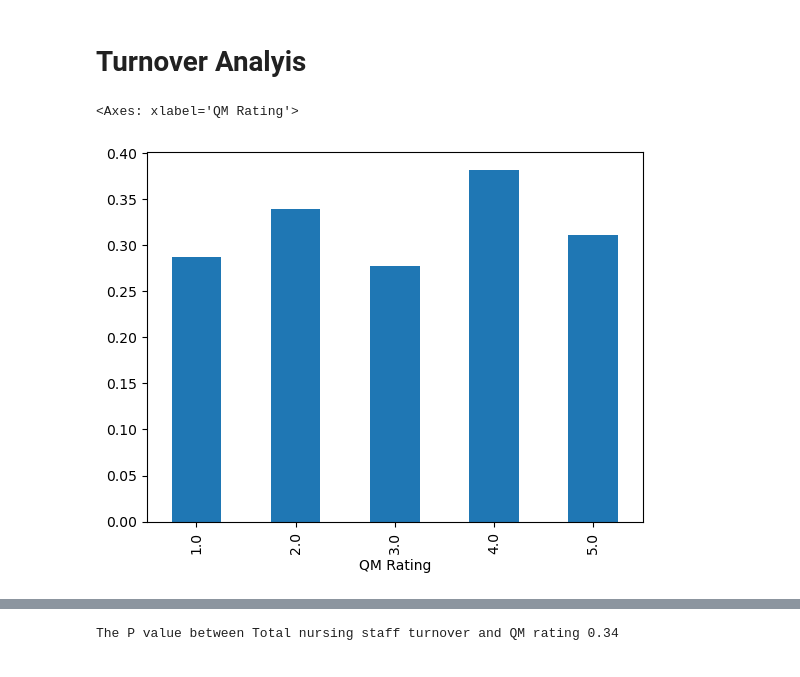
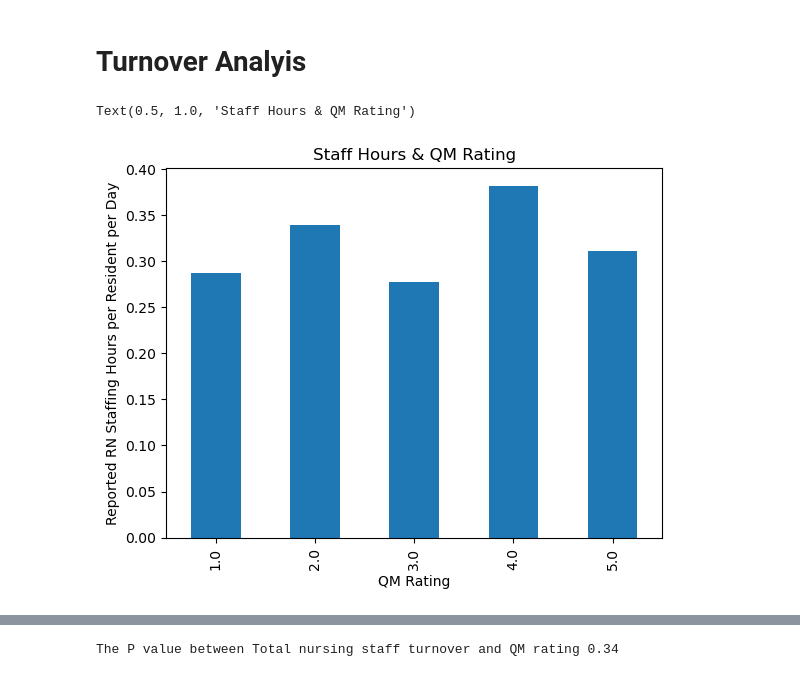
Before and after one commit to wanderfarther/Project_1, a Jupyter notebook: nursing_home_comparisons-Copy1.ipynb, the cells around one changed output, grey strips where cells are left out. Cells and saved outputs as stored; diff of their text form; code cells hidden in the pictures.

```diff
--- a/nursing_home_comparisons-Copy1.ipynb
+++ b/nursing_home_comparisons-Copy1.ipynb
@@ -135,14 +155,15 @@ tulsa
 # %%
 rn_hours=ok_reduced_data.groupby(["QM Rating"]).mean()["Reported RN Staffing Hours per Resident per Day"]
 rn_hours.plot(kind='bar')
 # plt.bar(QM_Rating,Staffing_hours_per_resident)
-# plt.ylabel("Reported RN Staffing Hours per Resident per Day")
-# plt.xlabel("QM Rating")
-# plt.title("Staff Hours & QM Rating")
+plt.ylabel("Reported RN Staffing Hours per Resident per Day")
+plt.xlabel("QM Rating")
+plt.savefig ("staffinghours.png")
+plt.title("Staff Hours & QM Rating")
 # plt.show()
 # %% [output]
-<Axes: xlabel='QM Rating'>
+Text(0.5, 1.0, 'Staff Hours & QM Rating')
-[figure, old version]
+[figure, new version]
 # %%
  # Add the linear regression equation and line to plot. Null hypothesis says there is no linear trend.
 
```
Also changed, not shown: parts of 5 cells of this notebook, 2 other files.
